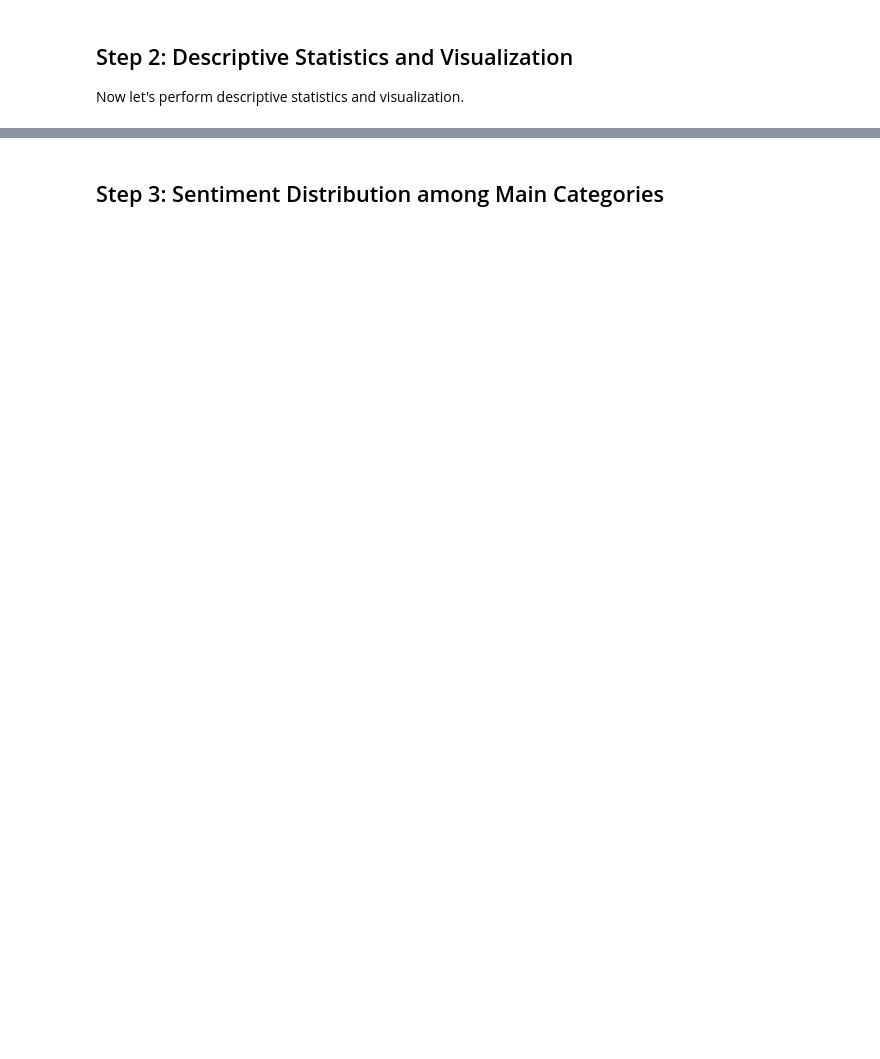
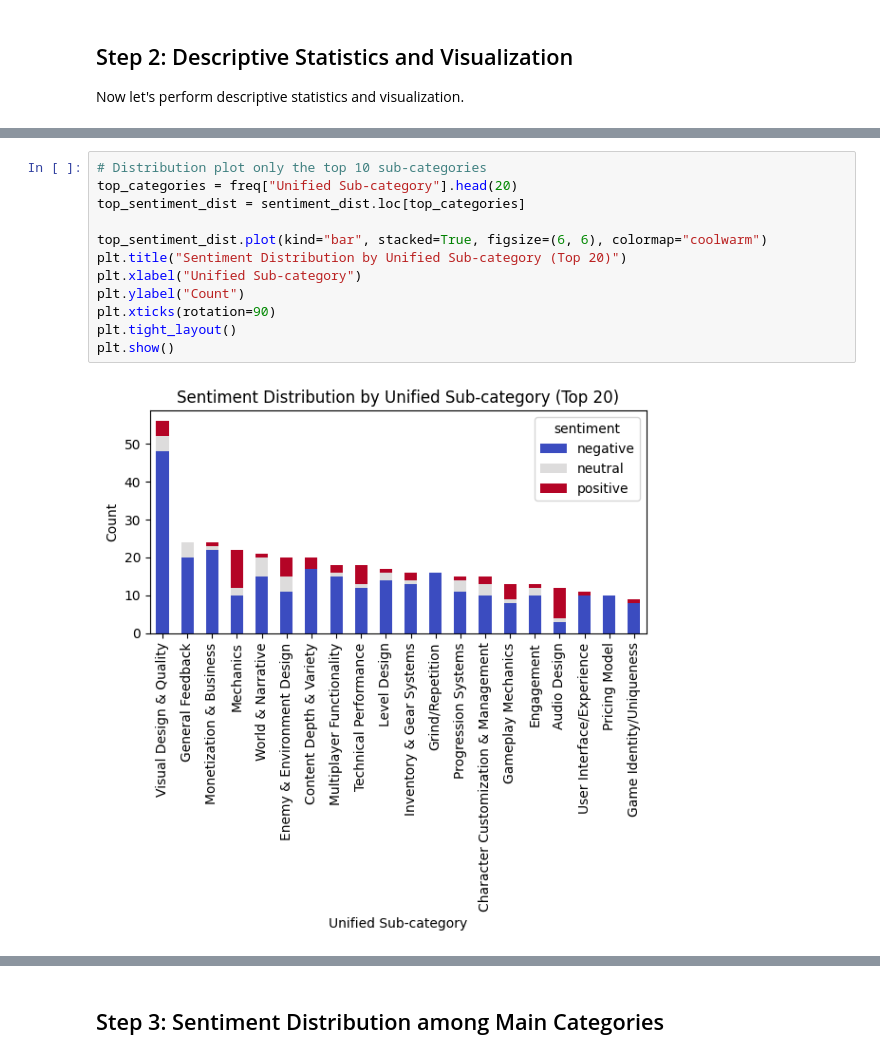
Before and after one commit to iamkucuk/game_reviews_coding_exercise, a Jupyter notebook: analysis.ipynb, the cells around one changed output, grey strips where cells are left out. Cells and saved outputs as stored; diff of their text form; blank space fills up the shorter version.

```diff
--- a/analysis.ipynb
+++ b/analysis.ipynb
@@ -113,0 +114,14 @@ Passing `palette` without assigning `hue` is deprecated and will be removed in v
+# %%
+# Distribution plot only the top 10 sub-categories
+top_categories = freq["Unified Sub-category"].head(20)
+top_sentiment_dist = sentiment_dist.loc[top_categories]
+
+top_sentiment_dist.plot(kind="bar", stacked=True, figsize=(6, 6), colormap="coolwarm")
+plt.title("Sentiment Distribution by Unified Sub-category (Top 20)")
+plt.xlabel("Unified Sub-category")
+plt.ylabel("Count")
+plt.xticks(rotation=90)
+plt.tight_layout()
+plt.show()
+# %% [output]
+[figure, added]
```
Also changed, not shown: parts of 7 cells of this notebook, 4 other files.
